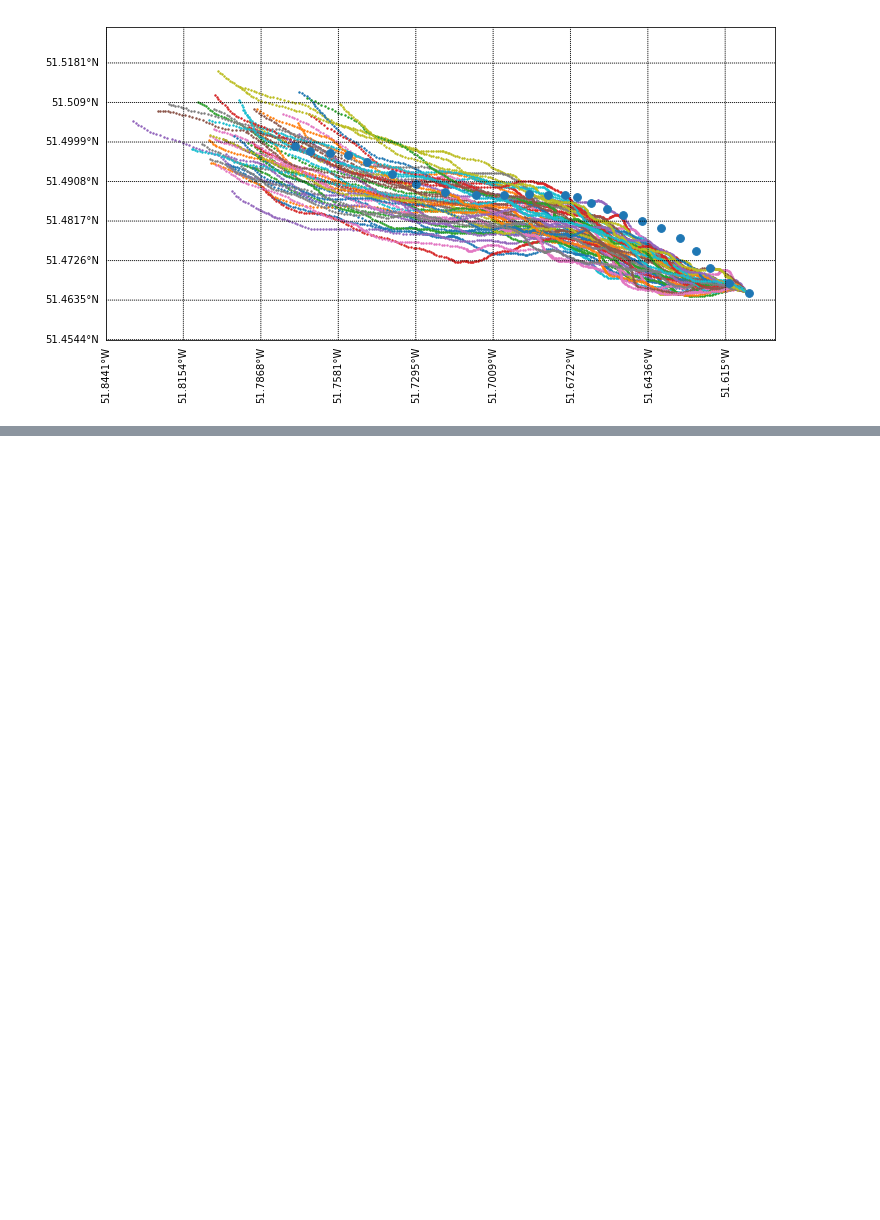
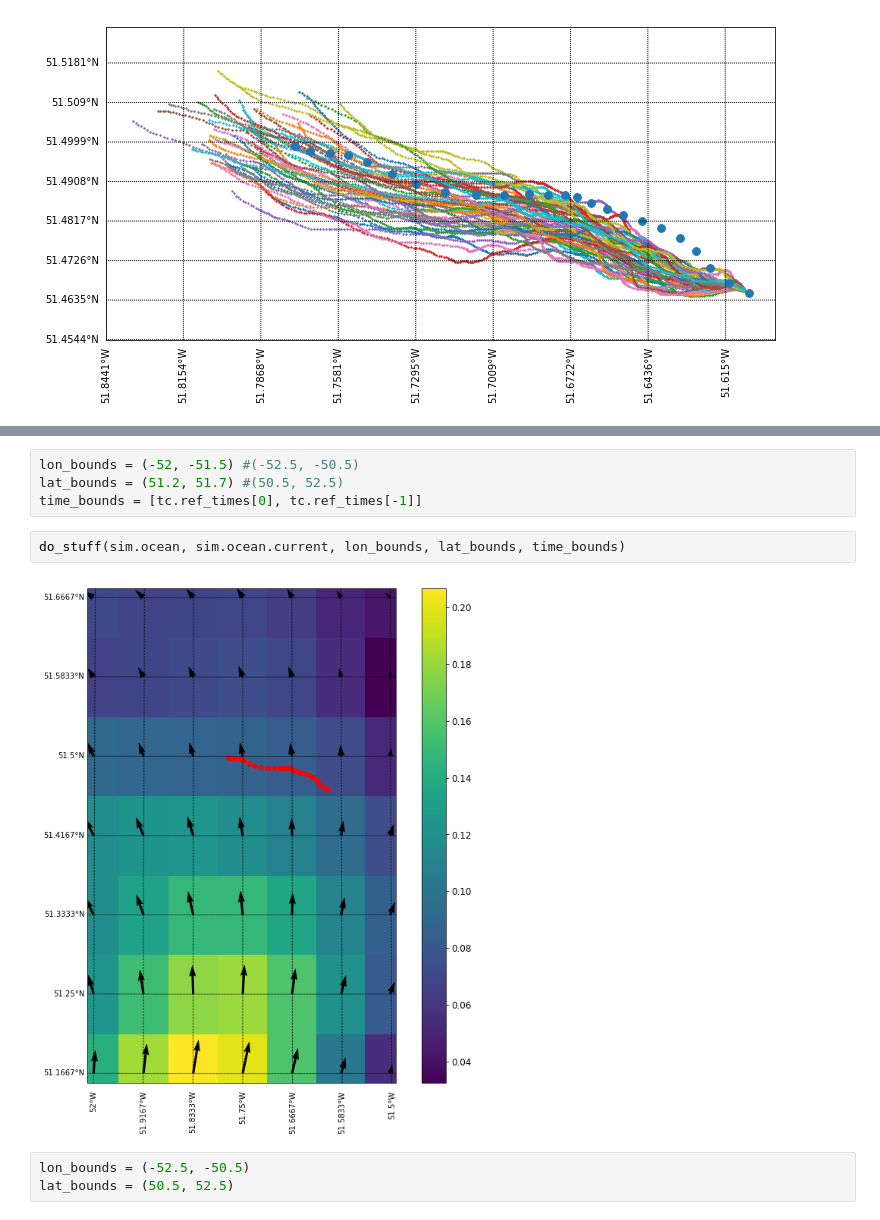
Before and after one commit to jmunroe/IceDEF, a Jupyter notebook: notebooks/ensemble3.ipynb, the cells around one changed output, grey strips where cells are left out. Saved outputs shown, nothing was run; the diff lists cells and outputs as text; blank space fills up the shorter version.

Commit message:
added metocean plots and did day 1 for Test Case C

```diff
--- a/notebooks/ensemble3.ipynb
+++ b/notebooks/ensemble3.ipynb
@@ -149,0 +203,11 @@ fig, ax = sim.results.plot(labels, sizes=sizes)
+# %%
+lon_bounds = (-52, -51.5) #(-52.5, -50.5)
+lat_bounds = (51.2, 51.7) #(50.5, 52.5)
+time_bounds = [tc.ref_times[0], tc.ref_times[-1]]
+# %%
+do_stuff(sim.ocean, sim.ocean.current, lon_bounds, lat_bounds, time_bounds)
+# %% [output]
+[figure, added]
+# %%
+lon_bounds = (-52.5, -50.5)
+lat_bounds = (50.5, 52.5)
```
Also changed, not shown: parts of 27 cells of this notebook.
